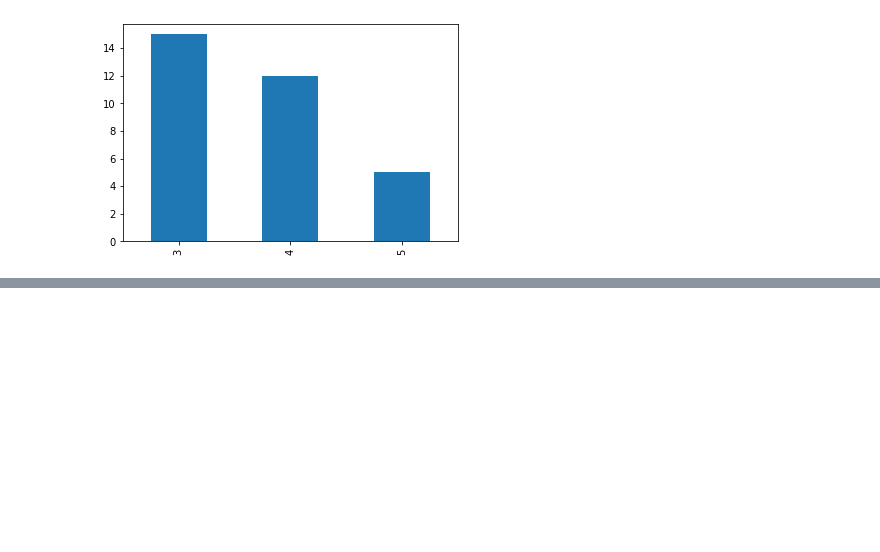
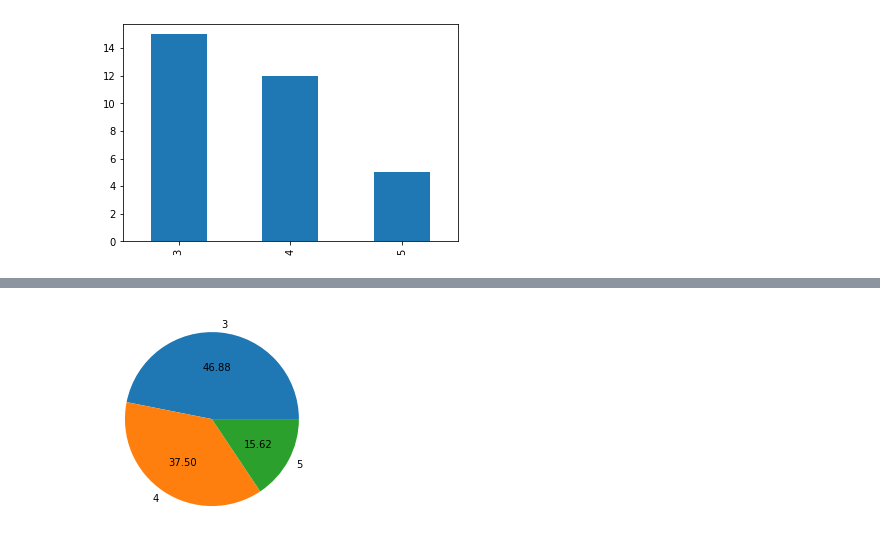
Before and after one commit to harshagiri/pydila, a Jupyter notebook: PandasDay2.ipynb, the cells around one changed output, grey strips where cells are left out. Saved outputs shown, nothing was run; the diff lists cells and outputs as text; code cells hidden in the pictures; blank space fills up the shorter version.

```diff
--- a/PandasDay2.ipynb
+++ b/PandasDay2.ipynb
@@ -190,3 +190,8 @@ vc.plot(kind='bar')
 [figure]
 # %%
 #Pie plot
+# %%
+vc = df1.gear.value_counts()
+vc
+vc1 = df1.mpg.value_counts()
+vc1
@@ -192,0 +216,5 @@ vc.plot(kind='bar')
+# %%
+plt.pie(x  = vc.values, labels = vc.index, autopct = '%.2f')
+plt.show()
+# %% [output]
+[figure, added]
```
Also changed, not shown: parts of 51 cells of this notebook.
